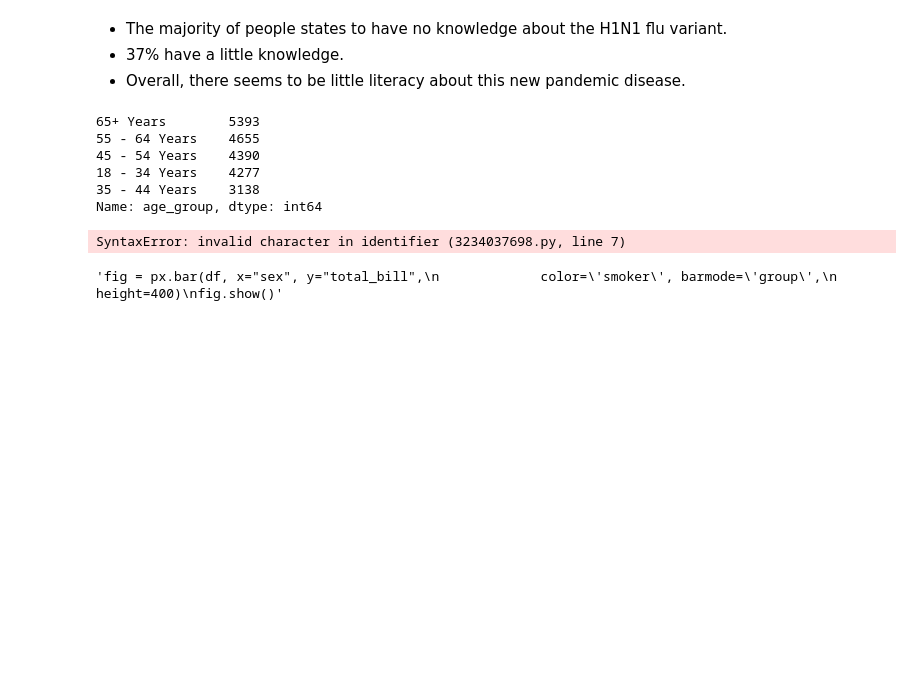
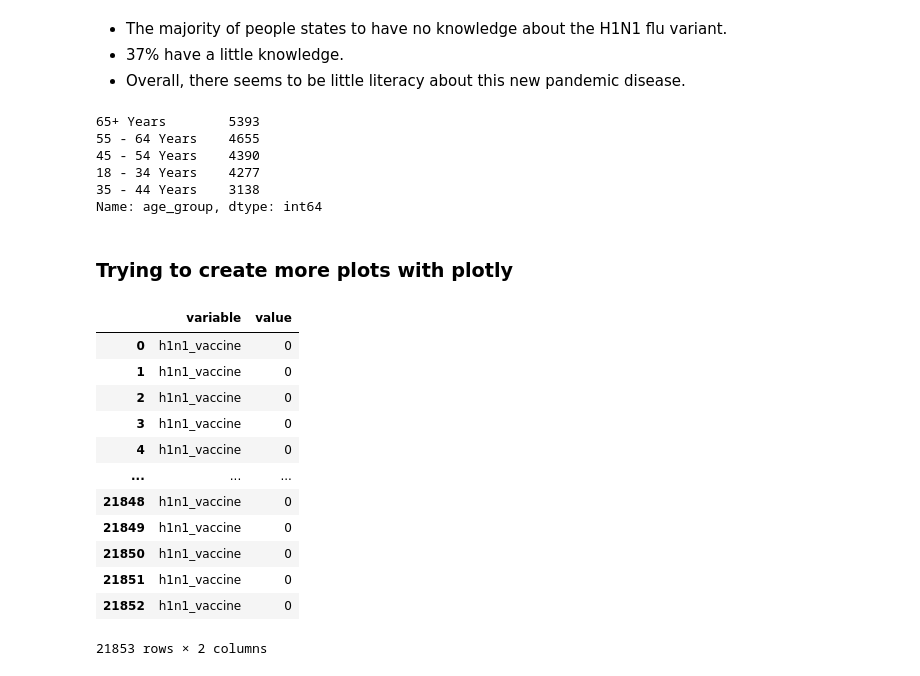
Before and after one commit to RayKwame/TheFluShot, a Jupyter notebook: notebooks/EDA.ipynb, the cells around one changed output. Cells and saved outputs as stored; diff of their text form; code cells hidden in the pictures; blank space fills up the shorter version.

```diff
--- a/notebooks/EDA.ipynb
+++ b/notebooks/EDA.ipynb
@@ -270,35 +272,37 @@ Name: age_group, dtype: int64
 # %%
 # we will also change the age_group column into categorical
 df['age_group'] = pd.Categorical(df['age_group'], ordered=True)
-# %%
-# We will create an empty list in which we will store values
-opinion = []
-
-# For each row in our data frame, we look at what is in the column "yr_renovated".
-for idx, yr_re in king_county_data.yr_renovated.iteritems():
-    # if "yr_renovated" is 0 or contains no value, we store the year of construction of the house in our empty listes ab
-    if yr_re != “3 - Don’t know”:
-        yr_changed.append(king_county_data.yr_built[idx])
-        #last_known_change.append(kc_data.yr_built[idx])
-    else:
-        xxx.append()
-    # if there is a value other than 0 in the column "yr_renovated", we transfer this value into our new list
-
-
-# We create a new column and take over the values of our previously created list
-king_county_data['yr_changed'] = yr_changed
-# %% [output]
-SyntaxError: invalid character in identifier (3234037698.py, line 7)
+# %% [markdown]
+### Trying to create more plots with plotly
 # %%
-# More trials to create plots with plotly
+#values_h1n1 = df.h1n1_vaccine.value_counts(normalize=True)
+#values_seasonal = df.seasonal_vaccine.value_counts(normalize=True)
+#categories = pd.melt(df, value_vars=['h1n1_vaccine', 'seasonal_vaccine'])
+#data = categories
+#values_h1n1 = categories[categories.variable == 'h1n1_vaccine']
+#values_seasonal = categories[categories.variable == 'seasonal_vaccine']
 
-values_h1n1 = df.h1n1_vaccine.value_counts(normalize=True)
-values_seasonal = df.seasonal_vaccine.value_counts(normalize=True)
-categories = pd.melt(df, value_vars=['h1n1_vaccine', 'seasonal_vaccine'])
-
-'''fig = px.bar(df, x="sex", y="total_bill",
-             color='smoker', barmode='group',
-             height=400)
-fig.show()'''
+fig_age = px.bar(df_age, x=['65+ years', '55 - 64 Years', '45 - 54 Years', '18 - 34 Years', '35 - 44 Years'], y='age_group',
+            barmode='group',
+            height=400)
+fig_age.update_layout(title='Age distribution',
+                   xaxis_title='Age group',
+                   yaxis_title='Number of respondents')
+fig_age.update_xaxes(categoryorder='category descending')
+fig_age.show()
-# %% [output]
-'fig = px.bar(df, x="sex", y="total_bill",\n             color=\'smoker\', barmode=\'group\',\n             height=400)\nfig.show()'
+# %%
+values_h1n1
+# %% [output]
+|  | variable | value |
+| 0 | h1n1_vaccine | 0 |
+| 1 | h1n1_vaccine | 0 |
+| 2 | h1n1_vaccine | 0 |
+| 3 | h1n1_vaccine | 0 |
+| 4 | h1n1_vaccine | 0 |
+| ... | ... | ... |
+| 21848 | h1n1_vaccine | 0 |
+| 21849 | h1n1_vaccine | 0 |
+| 21850 | h1n1_vaccine | 0 |
+| 21851 | h1n1_vaccine | 0 |
+| 21852 | h1n1_vaccine | 0 |
+21853 rows × 2 columns
```
Also changed, not shown: parts of 11 cells of this notebook.
